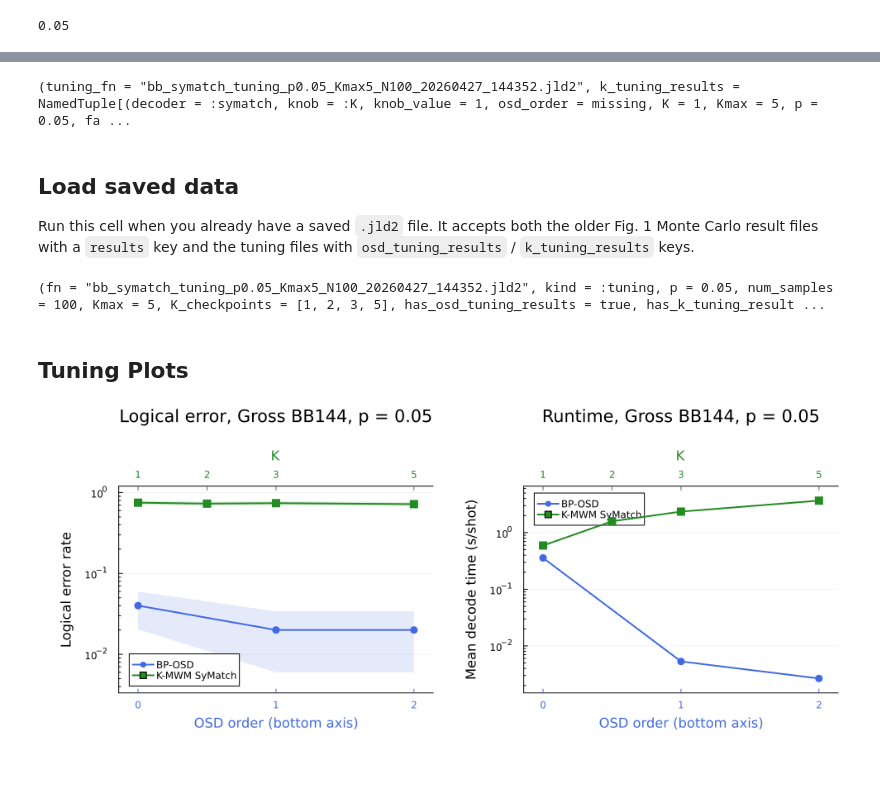
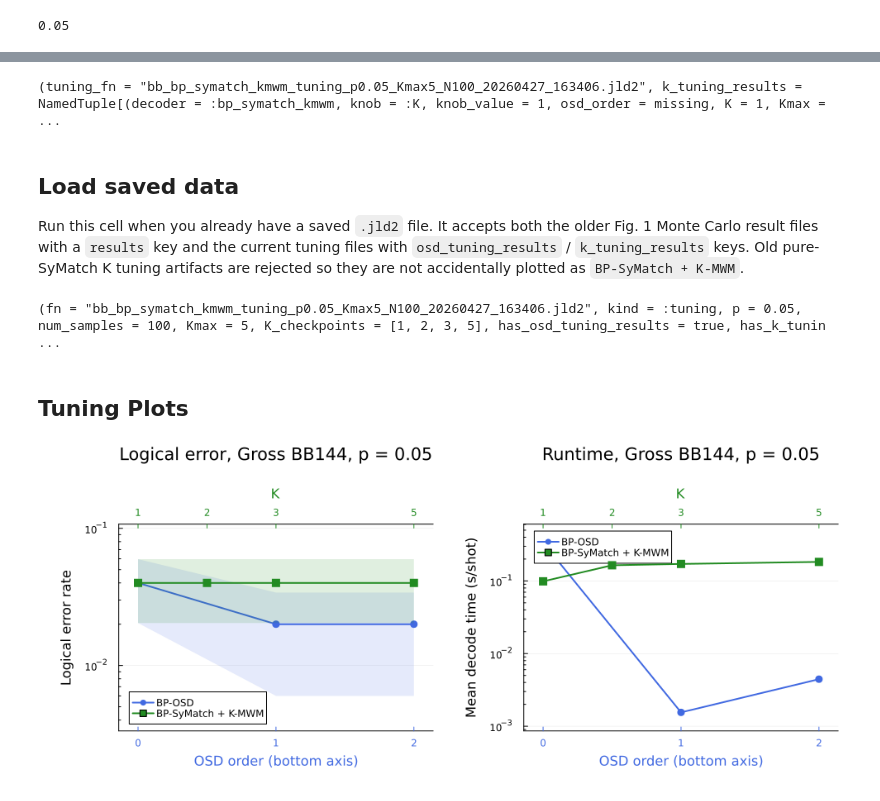
Before and after one commit to amazon-science/LatticeAlgorithms.jl, a Jupyter notebook: examples/tutorials/ldpc/bb_symatch_bitflip_mwms.ipynb, the cells around one changed output, grey strips where cells are left out. Cells and saved outputs as stored; diff of their text form; code cells hidden in the pictures; blank space fills up the shorter version.

Commit message:
BP-SyMatch + K-MWM

```diff
--- a/examples/tutorials/ldpc/bb_symatch_bitflip_mwms.ipynb
+++ b/examples/tutorials/ldpc/bb_symatch_bitflip_mwms.ipynb
@@ -1549,7 +1626,8 @@ osd_tuning_results
 # %%
-# K>1 is slower and experimental. Each shot runs Kmax once and reports these intermediate K checkpoints.
+# BP-SyMatch + K-MWM sweep. Each shot runs BP once; K=1 is the old BP-SyMatch path.
 Kmax = 5
 K_checkpoints = [1, 2, 3, 5]
+bp_max_iter = isdefined(Main, :bp_max_iter) ? Main.bp_max_iter : 1000
 
 k_tuning_results = run_same_error_tuning_sweep(
     p = p,
@@ -1557,10 +1635,11 @@ k_tuning_results = run_same_error_tuning_sweep(
     osd_orders = Int[],
     Kmax = Kmax,
     K_checkpoints = K_checkpoints,
+    bp_max_iter = bp_max_iter,
     parallel = true,
 )
 
-tuning_fn = "bb_symatch_tuning_p$(p)_Kmax$(Kmax)_N$(num_samples)_$(Dates.format(now(), "yyyymmdd_HHMMSS")).jld2"
+tuning_fn = "bb_bp_symatch_kmwm_tuning_p$(p)_Kmax$(Kmax)_N$(num_samples)_$(Dates.format(now(), "yyyymmdd_HHMMSS")).jld2"
 jldsave(
     tuning_fn;
     k_tuning_results = k_tuning_results,
@@ -1569,15 +1648,17 @@ jldsave(
     num_samples = num_samples,
     Kmax = Kmax,
     K_checkpoints = K_checkpoints,
+    bp_max_iter = bp_max_iter,
+    k_sweep_decoder = :bp_symatch_kmwm,
 )
 
 (tuning_fn = tuning_fn, k_tuning_results = k_tuning_results)
 # %% [output]
-(tuning_fn = "bb_symatch_tuning_p0.05_Kmax5_N100_20260427_144352.jld2", k_tuning_results = NamedTuple[(decoder = :symatch, knob = :K, knob_value = 1, osd_order = missing, K = 1, Kmax = 5, p = 0.05, fa ...
+(tuning_fn = "bb_bp_symatch_kmwm_tuning_p0.05_Kmax5_N100_20260427_163406.jld2", k_tuning_results = NamedTuple[(decoder = :bp_symatch_kmwm, knob = :K, knob_value = 1, osd_order = missing, K = 1, Kmax = ...
 # %% [markdown]
 ## Load saved data
 
-Run this cell when you already have a saved `.jld2` file. It accepts both the older Fig. 1 Monte Carlo result files with a `results` key and the tuning files with `osd_tuning_results` / `k_tuning_results` keys.
+Run this cell when you already have a saved `.jld2` file. It accepts both the older Fig. 1 Monte Carlo result files with a `results` key and the current tuning files with `osd_tuning_results` / `k_tuning_results` keys.  Old pure-SyMatch K tuning artifacts are rejected so they are not accidentally plotted as `BP-SyMatch + K-MWM`.
 # %%
 # If you just ran the K-sweep cell above, `tuning_fn` points at the fresh tuning result.
 # Otherwise, set `fn` manually to a corrected .jld2 result file.
@@ -1624,6 +1705,9 @@ if haskey(loaded, "results")
 elseif haskey(loaded, "k_tuning_results") || haskey(loaded, "osd_tuning_results")
     if haskey(loaded, "k_tuning_results") && loaded["k_tuning_results"] !== nothing
         k_tuning_results = loaded["k_tuning_results"]
+        if any(r -> hasproperty(r, :decoder) && getproperty(r, :decoder) == :symatch, k_tuning_results)
+            error("This file contains the old pure-SyMatch K sweep. Rerun the BP-SyMatch + K-MWM sweep cell to regenerate k_tuning_results.")
+        end
     end
     if haskey(loaded, "osd_tuning_results") && loaded["osd_tuning_results"] !== nothing
         osd_tuning_results = loaded["osd_tuning_results"]
@@ -1650,7 +1734,7 @@ end
 
 loaded_summary
 # %% [output]
-(fn = "bb_symatch_tuning_p0.05_Kmax5_N100_20260427_144352.jld2", kind = :tuning, p = 0.05, num_samples = 100, Kmax = 5, K_checkpoints = [1, 2, 3, 5], has_osd_tuning_results = true, has_k_tuning_result ...
+(fn = "bb_bp_symatch_kmwm_tuning_p0.05_Kmax5_N100_20260427_163406.jld2", kind = :tuning, p = 0.05, num_samples = 100, Kmax = 5, K_checkpoints = [1, 2, 3, 5], has_osd_tuning_results = true, has_k_tunin ...
 # %% [markdown]
 ## Tuning Plots
 # %%
@@ -1694,6 +1778,14 @@ function _axis_lims(values; padfrac = 0.07)
     end
     pad = padfrac * (hi - lo)
     return (lo - pad, hi + pad)
+end
+
+
+function _assert_current_k_rows(k_rows)
+    isempty(k_rows) && return
+    old_pure_rows = any(r -> hasproperty(r, :decoder) && getproperty(r, :decoder) == :symatch, k_rows)
+    old_pure_rows && error("k_tuning_results contains old pure-SyMatch rows. Rerun the BP-SyMatch + K-MWM sweep cell before plotting.")
+    return
 end
 
 function _dual_axis_x(osd_rows, k_rows)
@@ -1797,7 +1889,7 @@ function plot_dual_axis_logical(osd_rows, k_rows; title = "Gross BB144, p = 0.05
         top_margin = 16Plots.mm,
     )
 
-    plot!(plt, [NaN], [NaN]; color = K_COLOR, marker = :square, linewidth = 2, label = "K-MWM SyMatch")
+    plot!(plt, [NaN], [NaN]; color = K_COLOR, marker = :square, linewidth = 2, label = "BP-SyMatch + K-MWM")
     _add_k_curve_top_axis!(plt, axis.k_values, k_plot; ylo = ylo, yhi = yhi, ribbon = (k_lower, k_upper))
     return plt
 end
@@ -1836,35 +1928,36 @@ function plot_dual_axis_runtime(osd_rows, k_rows; title = "Gross BB144, p = 0.05
         xforeground_color_axis = OSD_COLOR,
         left_margin = 10Plots.mm,
         bottom_margin = 8Plots.mm,
         top_margin = 16Plots.mm,
     )
 
-    plot!(plt, [NaN], [NaN]; color = K_COLOR, marker = :square, linewidth = 2, label = "K-MWM SyMatch")
+    plot!(plt, [NaN], [NaN]; color = K_COLOR, marker = :square, linewidth = 2, label = "BP-SyMatch + K-MWM")
     _add_k_curve_top_axis!(plt, axis.k_values, k_y; ylo = ylo, yhi = yhi)
     return plt
 end
 
 OSD_COLOR = :royalblue
 K_COLOR = :forestgreen
 
 osd_rows = isdefined(Main, :osd_tuning_results) ? osd_tuning_results : NamedTuple[]
 k_rows = isdefined(Main, :k_tuning_results) ? k_tuning_results : NamedTuple[]
+_assert_current_k_rows(k_rows)
 
 p_logical = plot_dual_axis_logical(
     osd_rows,
     k_rows;
     title = "Logical error, Gross BB144, p = 0.05",
 )
 
 p_runtime = plot_dual_axis_runtime(
     osd_rows,
     k_rows;
     title = "Runtime, Gross BB144, p = 0.05",
 )
 
 plot(p_logical, p_runtime; layout = (1, 2), size = (980, 410))
 # %% [output]
-[figure, old version]
+[figure, new version]
 # %% [markdown]
 ## Notes
 
```
Also changed, not shown: parts of 8 cells of this notebook.
